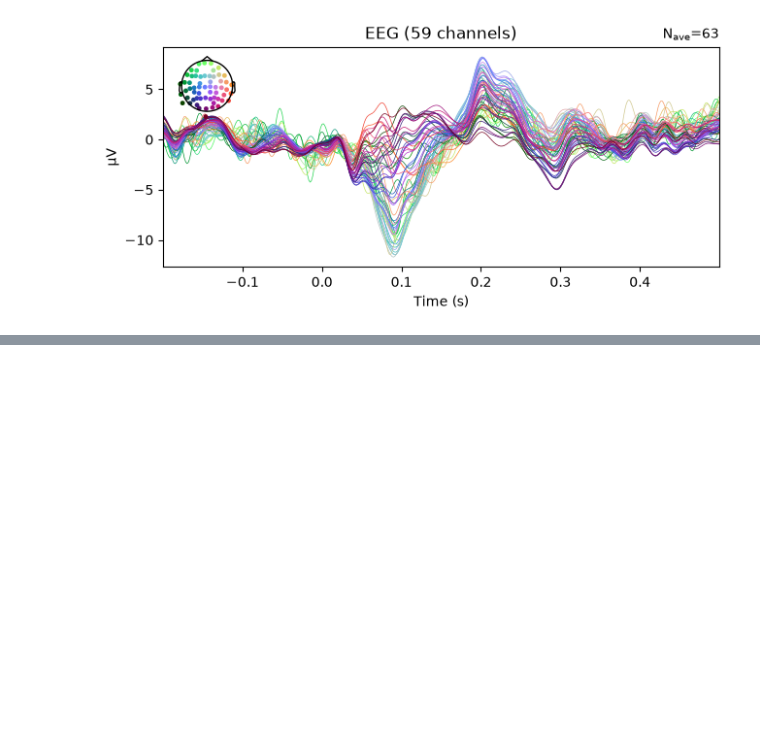
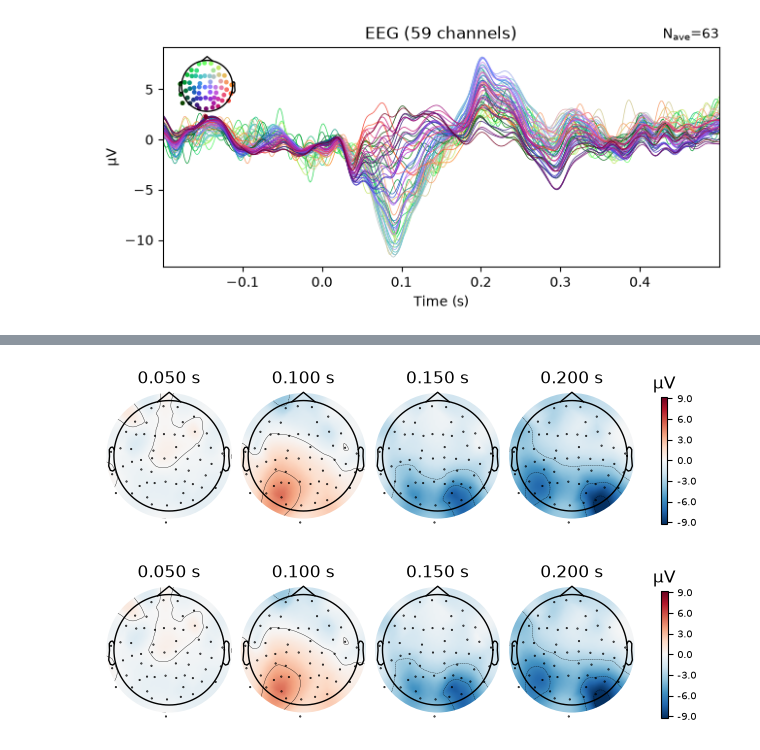
Before and after one commit to KhorchaniMarwa/eeg-cognitive-control-erp-analysis, a Jupyter notebook: notebooks/03_erp_analysis.ipynb, the cells around one changed output, grey strips where cells are left out. Cells and saved outputs as stored; diff of their text form; code cells hidden in the pictures; blank space fills up the shorter version.

```diff
--- a/notebooks/03_erp_analysis.ipynb
+++ b/notebooks/03_erp_analysis.ipynb
@@ -56,0 +100,8 @@ auditory_left_erp.plot()
+# %%
+visual_erp.plot_topomap(
+    times=[0.05, 0.10, 0.15, 0.20],
+    ch_type="eeg"
+)
+# %% [output]
+[figure, added]
+[figure, added]
```
Also changed, not shown: parts of 5 cells of this notebook.
